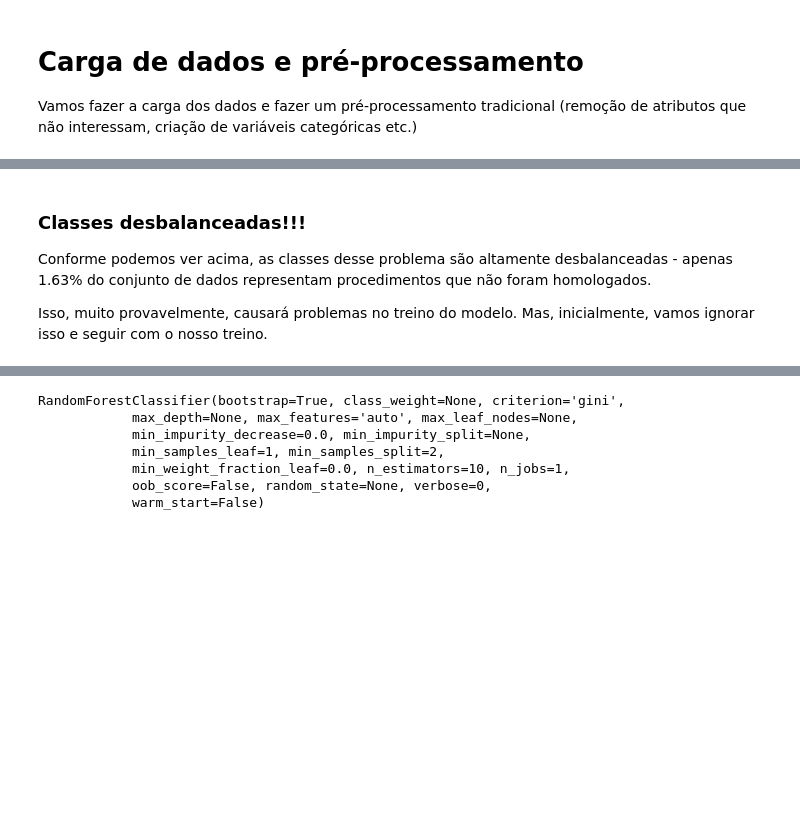
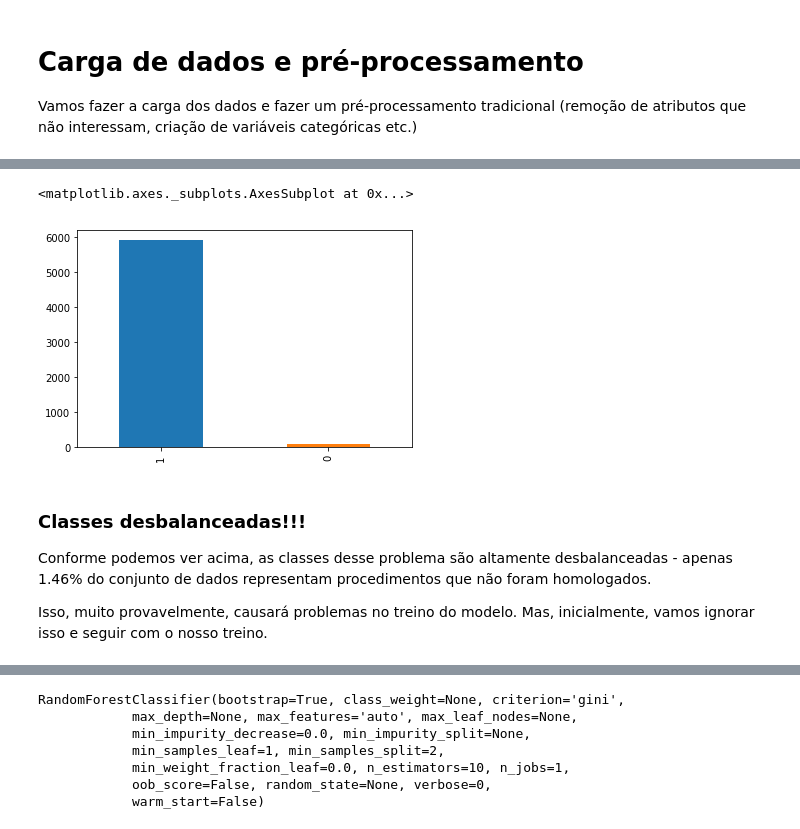
Before and after one commit to andrethiago/ml-colegiado-mpf, a Jupyter notebook: notebooks/1ACAM-rf-metadados.ipynb, the cells around one changed output, grey strips where cells are left out. Drawn from its saved outputs; the diff is of its cells as text; code cells hidden in the pictures; blank space fills up the shorter version.

```diff
--- a/notebooks/1ACAM-rf-metadados.ipynb
+++ b/notebooks/1ACAM-rf-metadados.ipynb
@@ -95,6 +100,11 @@ len(df_work[df_work['homologado'] == 1]), len(df_work[df_work['homologado'] == 0
+# %%
+df_work['homologado'].value_counts().plot.bar()
+# %% [output]
+<matplotlib.axes._subplots.AxesSubplot at 0x...>
+[figure, added]
 # %% [markdown]
 ### Classes desbalanceadas!!!
 
-Conforme podemos ver acima, as classes desse problema são altamente desbalanceadas - apenas 1.63% do conjunto de dados representam procedimentos que não foram homologados.
+Conforme podemos ver acima, as classes desse problema são altamente desbalanceadas - apenas 1.46% do conjunto de dados representam procedimentos que não foram homologados.
 
 Isso, muito provavelmente, causará problemas no treino do modelo. Mas, inicialmente, vamos ignorar isso e seguir com o nosso treino.
```
Also changed, not shown: parts of 41 cells of this notebook, 4 other files.
